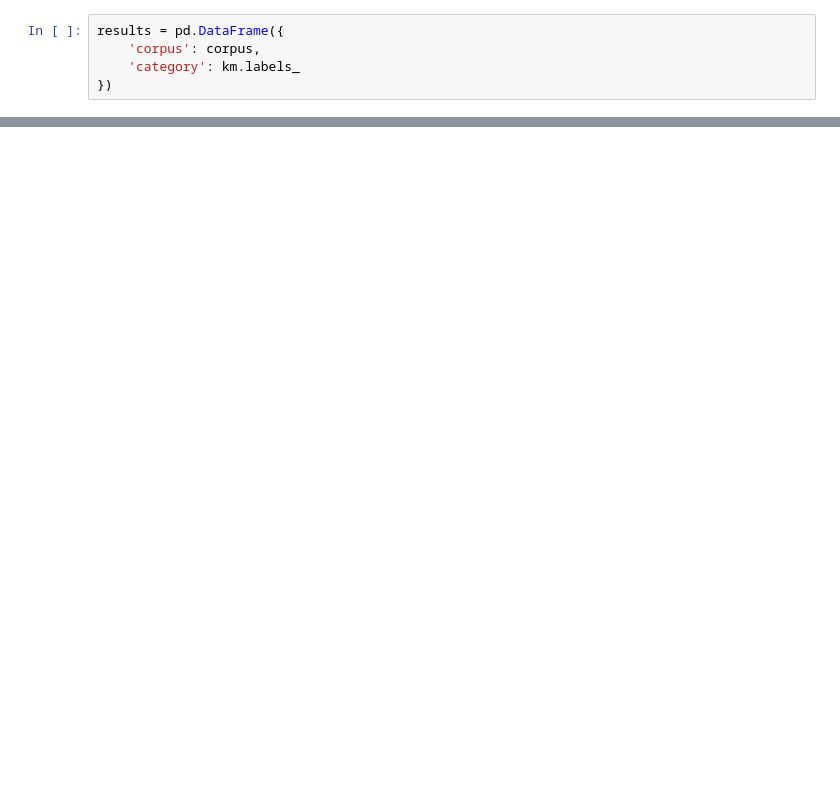
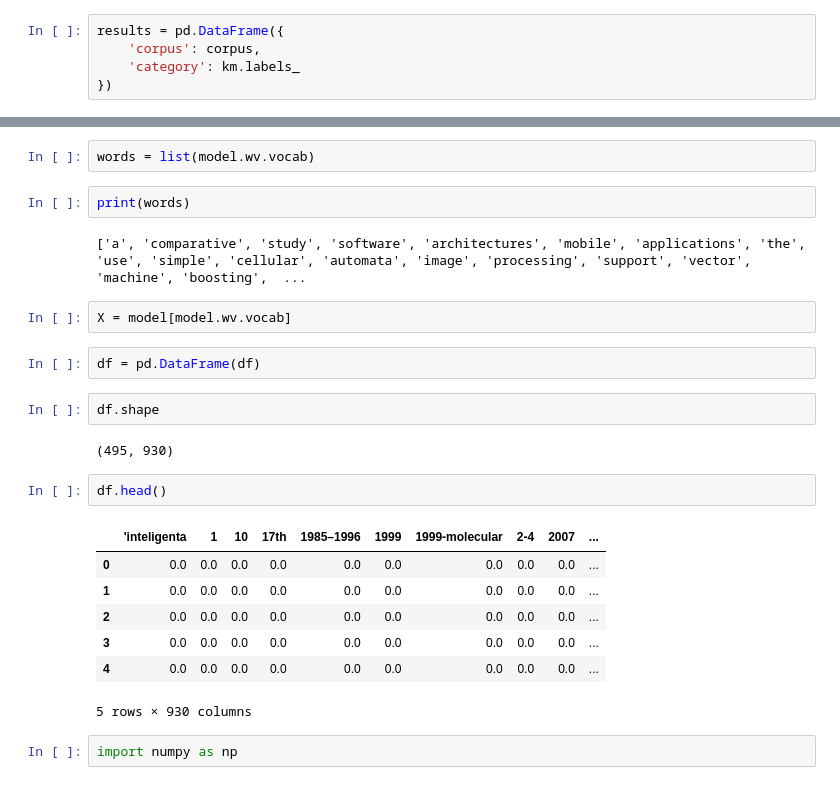
Before and after one commit to p0licat/university, a Jupyter notebook: Experiments/Crawling/Jupyter Notebooks/Analysis.ipynb, the cells around one changed output, grey strips where cells are left out. Saved outputs shown, nothing was run; the diff lists cells and outputs as text; blank space fills up the shorter version.

Commit message:
word2vec and tsv files

```diff
--- a/Experiments/Crawling/Jupyter Notebooks/Analysis.ipynb
+++ b/Experiments/Crawling/Jupyter Notebooks/Analysis.ipynb
@@ -402,0 +441,26 @@ for k in results.sort_values('category').values:
+# %%
+words = list(model.wv.vocab)
+# %%
+print(words)
+# %% [output]
+['a', 'comparative', 'study', 'software', 'architectures', 'mobile', 'applications', 'the', 'use', 'simple', 'cellular', 'automata', 'image', 'processing', 'support', 'vector', 'machine', 'boosting',  ...
+# %%
+X = model[model.wv.vocab]
+# %%
+df = pd.DataFrame(df)
+# %%
+df.shape
+# %% [output]
+(495, 930)
+# %%
+df.head()
+# %% [output]
+|  | 'inteligenta | 1 | 10 | 17th | 1985–1996 | 1999 | 1999-molecular | 2-4 | 2007 | ... |
+| 0 | 0.0 | 0.0 | 0.0 | 0.0 | 0.0 | 0.0 | 0.0 | 0.0 | 0.0 | ... |
+| 1 | 0.0 | 0.0 | 0.0 | 0.0 | 0.0 | 0.0 | 0.0 | 0.0 | 0.0 | ... |
+| 2 | 0.0 | 0.0 | 0.0 | 0.0 | 0.0 | 0.0 | 0.0 | 0.0 | 0.0 | ... |
+| 3 | 0.0 | 0.0 | 0.0 | 0.0 | 0.0 | 0.0 | 0.0 | 0.0 | 0.0 | ... |
+| 4 | 0.0 | 0.0 | 0.0 | 0.0 | 0.0 | 0.0 | 0.0 | 0.0 | 0.0 | ... |
+5 rows × 930 columns
+# %%
+import numpy as np
```
Also changed, not shown: parts of 15 cells of this notebook, 2 other files.
